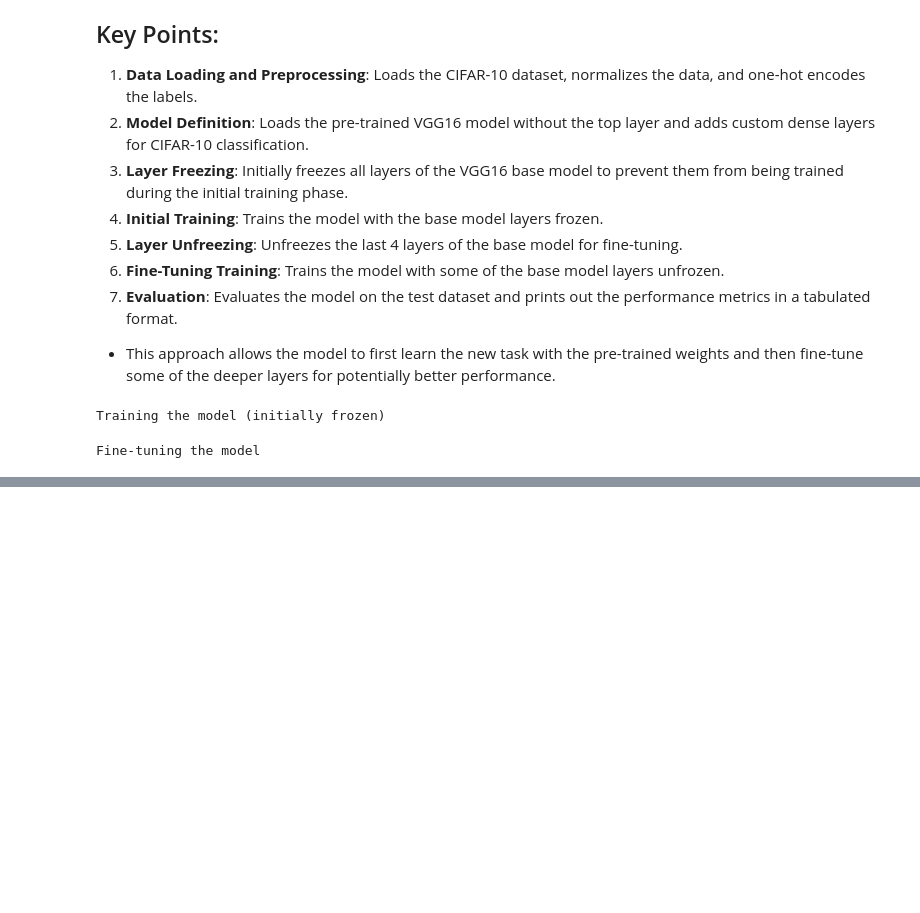
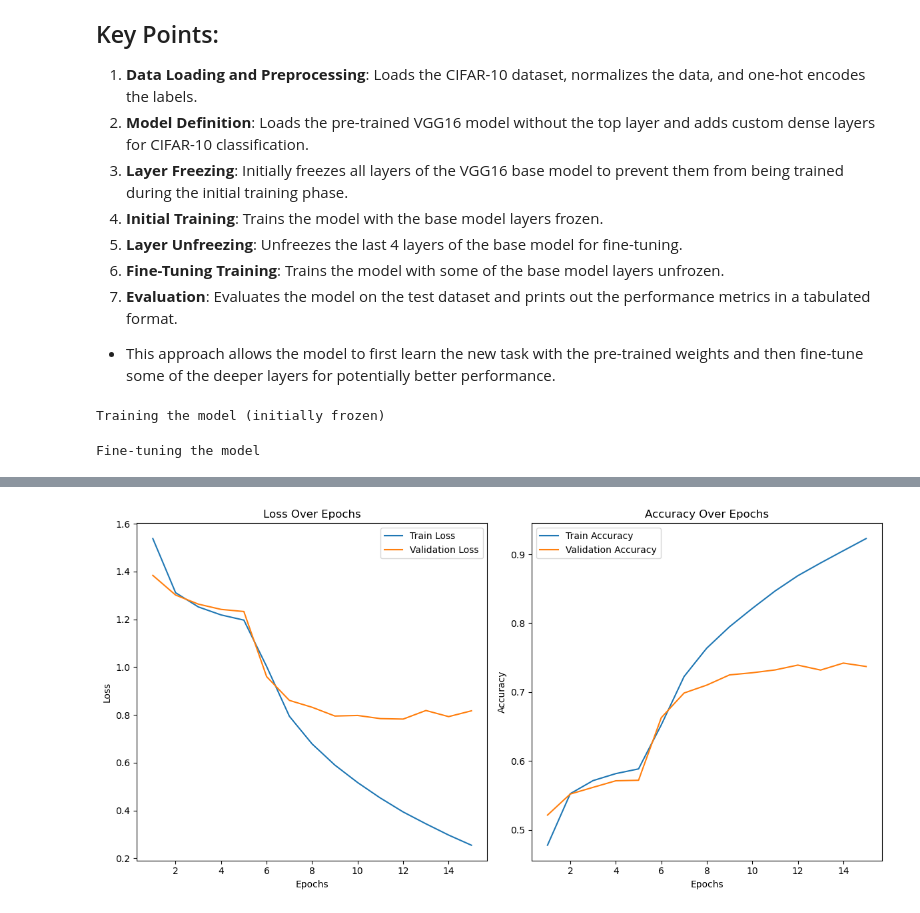
Before and after one commit to DrNOFX97/project-1-deep-learning-image-classification-with-cnn, a Jupyter notebook: Bare_bone_and_fine_tune.ipynb, the cells around one changed output, grey strips where cells are left out. Saved outputs shown, nothing was run; the diff lists cells and outputs as text; code cells hidden in the pictures; blank space fills up the shorter version.

```diff
--- a/Bare_bone_and_fine_tune.ipynb
+++ b/Bare_bone_and_fine_tune.ipynb
@@ -154,6 +187,9 @@ from tensorflow.keras.utils import to_categorical
 from tensorflow.keras.callbacks import EarlyStopping
 from tqdm import tqdm
 from tabulate import tabulate
+import numpy as np
+from sklearn.metrics import precision_score, recall_score, f1_score
+import matplotlib.pyplot as plt
 
 # Suppress TensorFlow warnings
 os.environ['TF_CPP_MIN_LOG_LEVEL'] = '3'
@@ -186,7 +222,13 @@ for layer in base_model.layers:
 
 model.compile(optimizer='adam', loss='categorical_crossentropy', metrics=['accuracy'])
 
-# Initial training with frozen base model
+# Initialize lists to track the metrics over epochs
+all_train_loss = []
+all_val_loss = []
+all_train_accuracy = []
+all_val_accuracy = []
+
+# Training parameters
 initial_epochs = 5
 batch_size = 32
 
@@ -201,6 +243,12 @@ for epoch in range(initial_epochs):
             verbose=0,
             callbacks=[tf.keras.callbacks.LambdaCallback(on_batch_end=lambda batch, logs: pbar.update(batch_size))]
         )
+
+    # Collect metrics from this epoch
+    all_train_loss.append(history.history['loss'][0])
+    all_val_loss.append(history.history['val_loss'][0])
+    all_train_accuracy.append(history.history['accuracy'][0])
+    all_val_accuracy.append(history.history['val_accuracy'][0])
 
 # Unfreeze some layers for fine-tuning
 for layer in base_model.layers[-4:]:  # Unfreeze the last 4 layers
@@ -224,28 +272,73 @@ for epoch in range(fine_tuning_epochs):
             callbacks=[tf.keras.callbacks.LambdaCallback(on_batch_end=lambda batch, logs: pbar.update(batch_size))]
         )
 
+    # Collect metrics from this epoch
+    all_train_loss.append(history.history['loss'][0])
+    all_val_loss.append(history.history['val_loss'][0])
+    all_train_accuracy.append(history.history['accuracy'][0])
+    all_val_accuracy.append(history.history['val_accuracy'][0])
+
 # Evaluate the model on the test dataset
 loss, accuracy = model.evaluate(x_test, y_test, verbose=0)
-
-# Extract metrics from the history
-train_loss = history.history['loss'][-1]
-train_accuracy = history.history['accuracy'][-1]
-val_loss = history.history['val_loss'][-1]
-val_accuracy = history.history['val_accuracy'][-1]
 
 # Prepare data for tabulate
 table_data = [
     ["Metric", "Value"],
-    ["Train Loss", f"{train_loss:.4f}"],
-    ["Train Accuracy", f"{train_accuracy:.4f}"],
-    ["Validation Loss", f"{val_loss:.4f}"],
-    ["Validation Accuracy", f"{val_accuracy:.4f}"],
+    ["Train Loss", f"{all_train_loss[-1]:.4f}"],
+    ["Train Accuracy", f"{all_train_accuracy[-1]:.4f}"],
+    ["Validation Loss", f"{all_val_loss[-1]:.4f}"],
+    ["Validation Accuracy", f"{all_val_accuracy[-1]:.4f}"],
     ["Test Loss", f"{loss:.4f}"],
     ["Test Accuracy", f"{accuracy:.4f}"]
 ]
 
 # Print the table
 print(tabulate(table_data, headers="firstrow", tablefmt="pretty"))
+
+# Make predictions on the test set
+y_pred = model.predict(x_test)
+y_pred_classes = np.argmax(y_pred, axis=1)
+y_test_classes = np.argmax(y_test, axis=1)
+
+# Calculate precision, recall, and F1 score
+precision = precision_score(y_test_classes, y_pred_classes, average='weighted', zero_division=1)
+recall = recall_score(y_test_classes, y_pred_classes, average='weighted', zero_division=1)
+f1 = f1_score(y_test_classes, y_pred_classes, average='weighted', zero_division=1)
+
+# Prepare data for tabulate
+extra_table_data = [
+    ["Metric", "Value"],
+    ["Precision", f"{precision:.4f}"],
+    ["Recall", f"{recall:.4f}"],
+    ["F1 Score", f"{f1:.4f}"]
+]
+
+# Print the updated table
+print(tabulate(extra_table_data, headers="firstrow", tablefmt="pretty"))
+
+# Create plots for the collected history
+plt.figure(figsize=(12, 6))
+
+# Loss plot
+plt.subplot(1, 2, 1)
+plt.plot(range(1, len(all_train_loss) + 1), all_train_loss, label='Train Loss')
+plt.plot(range(1, len(all_val_loss) + 1), all_val_loss, label='Validation Loss')
+plt.title('Loss Over Epochs')
+plt.xlabel('Epochs')
+plt.ylabel('Loss')
+plt.legend()
+
+# Accuracy plot
+plt.subplot(1, 2, 2)
+plt.plot(range(1, len(all_train_accuracy) + 1), all_train_accuracy, label='Train Accuracy')
+plt.plot(range(1, len(all_val_accuracy) + 1), all_val_accuracy, label='Validation Accuracy')
+plt.title('Accuracy Over Epochs')
+plt.xlabel('Epochs')
+plt.ylabel('Accuracy')
+plt.legend()
+
+plt.tight_layout()
+plt.show()
 # %% [output]
 Training the model (initially frozen)
 Fine-tuning the model
@@ -261,0 +363 @@ Fine-tuning the model
+[figure, added]
```
Also changed, not shown: parts of 4 cells of this notebook, 3 other files.
